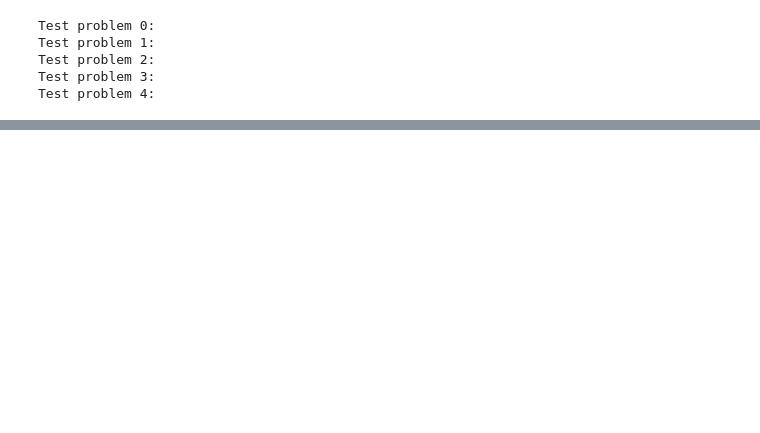
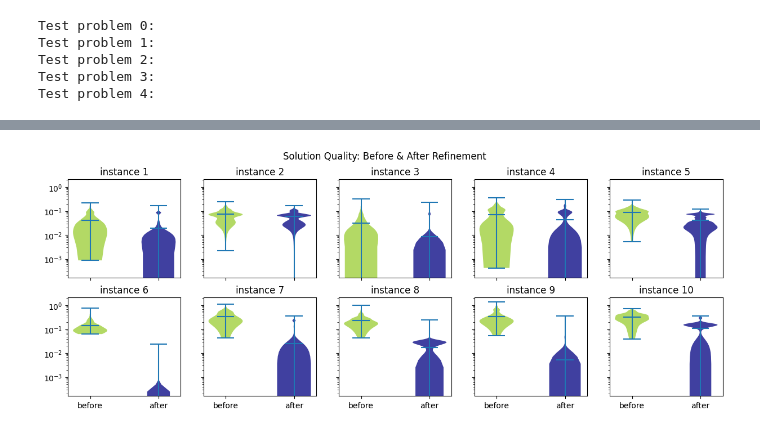
Before and after one commit to jiaqileng/QHDOPT, a Jupyter notebook: examples/benchmark_experiment.ipynb, the cells around one changed output, grey strips where cells are left out. Drawn from its saved outputs; the diff is of its cells as text; code cells hidden in the pictures; blank space fills up the shorter version.

Commit message:
revise comparison plot

```diff
--- a/examples/benchmark_experiment.ipynb
+++ b/examples/benchmark_experiment.ipynb
@@ -57,16 +58,3 @@ Test problem 1:
 Test problem 2:
 Test problem 3:
 Test problem 4:
-# %%
-# Investigate the role of refinement
-obj_val_data = []
-
-for i in range(10):
-    print(f"Test problem {i+1}:")
-    if i < 5:
-        model = QHD.QP(*QP_problems[i])
-    else:
-        model = QHD.SymPy(*create_sympy_func(*QP_problems[i-5]))
-    model.dwave_setup(resolution, numruns, api_key_from_file=api_key_file, embedding_scheme=embedding_scheme, anneal_schedule=anneal_schedule,post_processing_method="TNC")
-    data = compare_coarse_and_refine(i+1, model)
-    obj_val_data = obj_val_data + data
@@ -91,3 +60,0 @@ Minimum: -59.341941833496094
-# %%
-for i in range(len(data)):
-    print(data[i])
@@ -161,0 +77,12 @@ Test problem 4:
+# %%
+plot_data = []
+
+for i in range(10):
+    print(f"Test problem {i+1}:")
+    if i < 5:
+        model = QHD.QP(*QP_problems[i])
+    else:
+        model = QHD.SymPy(*create_sympy_func(*QP_problems[i-5]))
+    model.dwave_setup(resolution, numruns, api_key_from_file=api_key_file, embedding_scheme=embedding_scheme, anneal_schedule=anneal_schedule,post_processing_method="TNC")
+    data = compare_coarse_and_refine(i+1, model)
+    plot_data.append(data)
@@ -161,0 +107,4 @@ Test problem 4:
+# %%
+make_violin_plot(plot_data)
+# %% [output]
+[figure, added]
```
Also changed, not shown: parts of 9 cells of this notebook, 2 other files.
